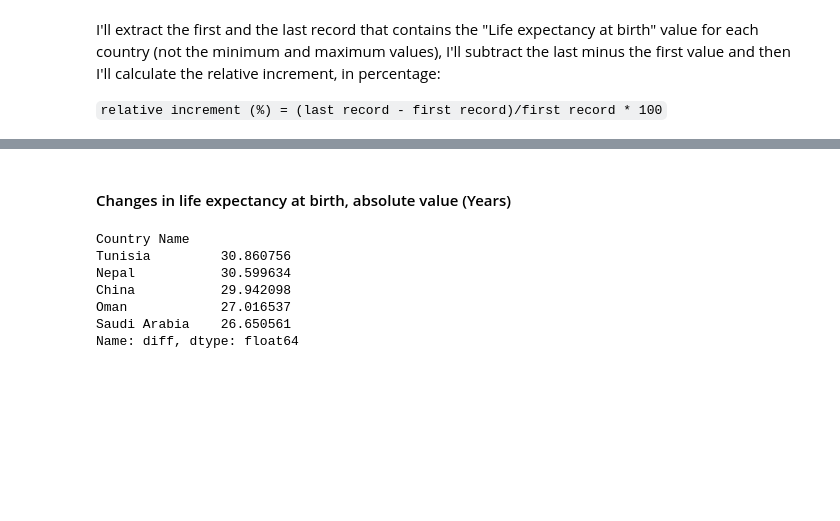
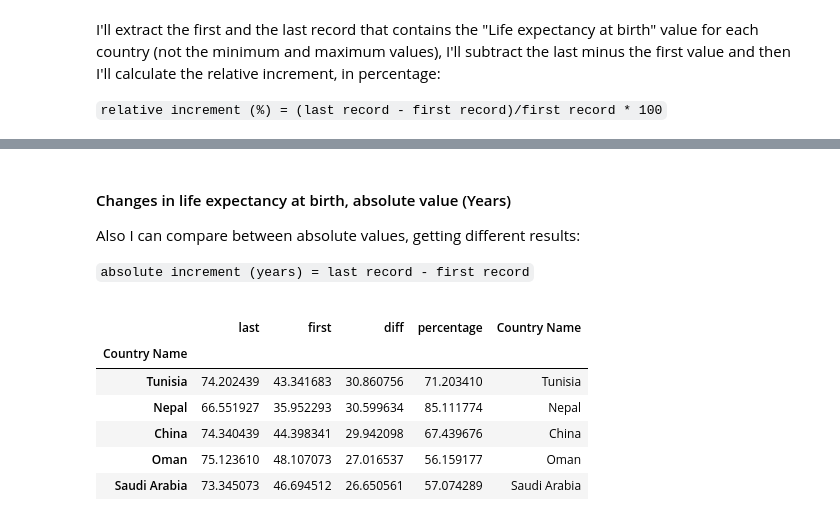
Before and after one commit to Awsthyn/training-requirements, a Jupyter notebook: Python for Data Science/Data Science Training.ipynb, the cells around one changed output, grey strips where cells are left out. Saved outputs shown, nothing was run; the diff lists cells and outputs as text; code cells hidden in the pictures; blank space fills up the shorter version.

```diff
--- a/Python for Data Science/Data Science Training.ipynb
+++ b/Python for Data Science/Data Science Training.ipynb
@@ -266,16 +266,18 @@ fig.show()
 [interactive output not drawn]
 # %% [markdown]
 #### Changes in life expectancy at birth, absolute value (Years)
+<p>Also I can compare between absolute values, getting different results:<p>
+<code>absolute increment (years) = last record - first record</code>
 # %%
-life_expectancy_by_country.sort_values(by="diff", ascending=False)["diff"].head()
+life_expectancy_by_country.sort_values(by="diff", ascending=False).head()
 # %% [output]
-Country Name
-Tunisia         30.860756
-Nepal           30.599634
-China           29.942098
-Oman            27.016537
-Saudi Arabia    26.650561
-Name: diff, dtype: float64
+|  | last | first | diff | percentage | Country Name |
+| Country Name |  |  |  |  |  |
+| Tunisia | 74.202439 | 43.341683 | 30.860756 | 71.203410 | Tunisia |
+| Nepal | 66.551927 | 35.952293 | 30.599634 | 85.111774 | Nepal |
+| China | 74.340439 | 44.398341 | 29.942098 | 67.439676 | China |
+| Oman | 75.123610 | 48.107073 | 27.016537 | 56.159177 | Oman |
+| Saudi Arabia | 73.345073 | 46.694512 | 26.650561 | 57.074289 | Saudi Arabia |
 # %%
 life_expectancy_by_country_values_greater_than_zero = life_expectancy_by_country[life_expectancy_by_country["diff"] > 0] #Removed negative values because cause error
 fig = px.scatter(life_expectancy_by_country_values_greater_than_zero, x='diff', y="last", color="diff",
```
Also changed, not shown: parts of 1 cell of this notebook, 1 other file.
